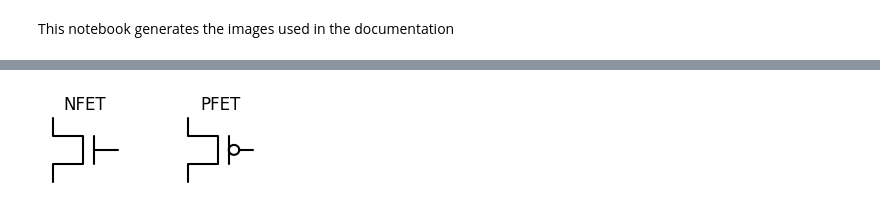
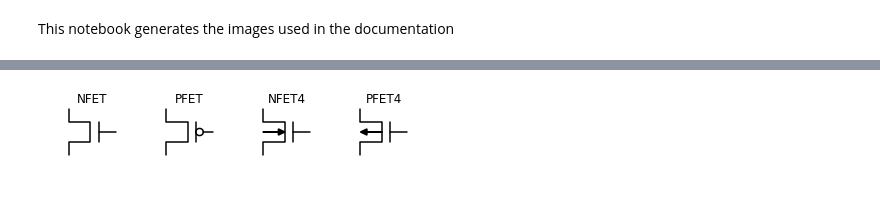
Before and after one commit to cdelker/schemdraw, a Jupyter notebook: docs/img/doc_images.ipynb, the cells around one changed output, grey strips where cells are left out. Saved outputs shown, nothing was run; the diff lists cells and outputs as text; code cells hidden in the pictures.

```diff
--- a/docs/img/doc_images.ipynb
+++ b/docs/img/doc_images.ipynb
@@ -167,15 +170,17 @@ drawElements(bjt, n=3, dy=2.5, fname='bjt.svg', lblloc='top')
 # %%
 fet = [
 e.NFET,
 e.PFET
 ]
 d = schem.Drawing(fontsize=12)
 d.add(e.NFET, label='NFET', lblloc='top')
 d.add(e.PFET, label='PFET', lblloc='top', xy=[3,0] )
+d.add(e.NFET4, label='NFET4', lblloc='top', xy=[6,0])
+d.add(e.PFET4, label='PFET4', lblloc='top', xy=[9,0])
 d.draw()
 d.save('fet.svg')
 # %% [output]
-[figure, old version]
+[figure, new version]
 # %%
 d = schem.Drawing(fontsize=12)
 P = d.add(e.POT, botlabel='POT')
```
Also changed, not shown: parts of 25 cells of this notebook, 45 other files.
